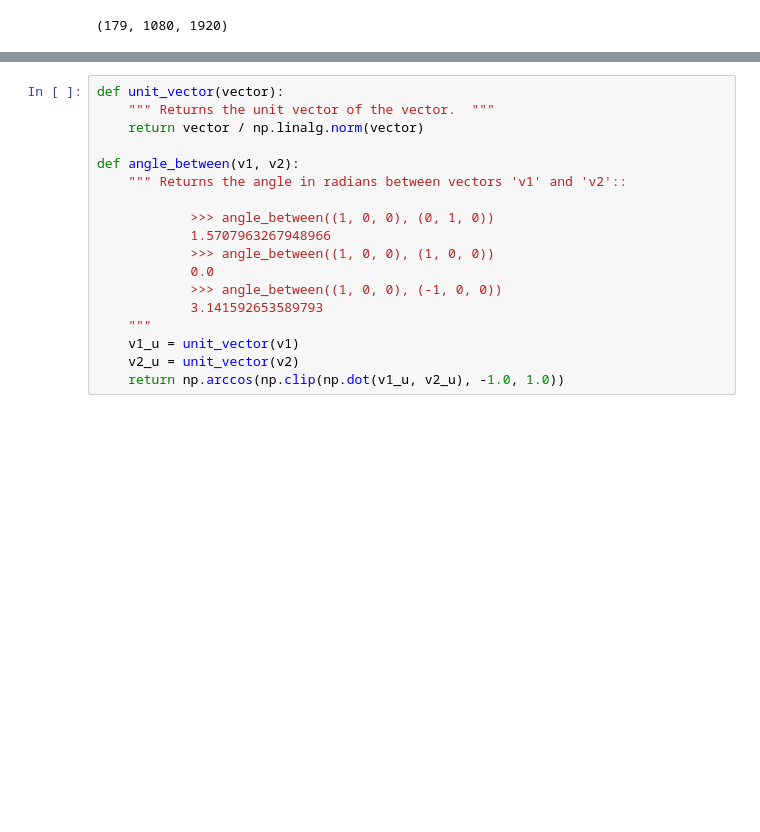
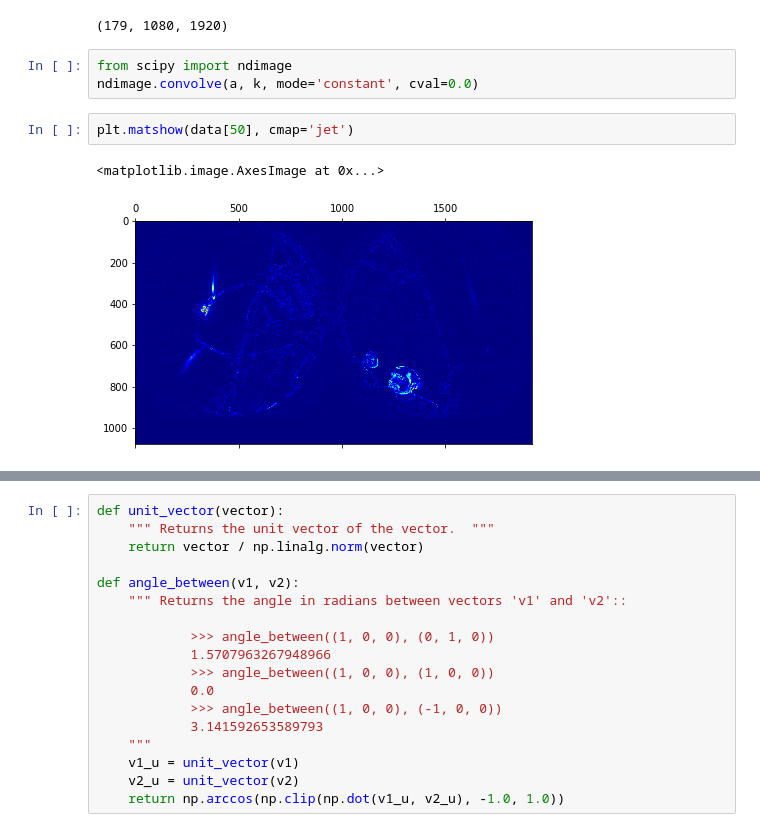
Before and after one commit to nuru-nu/moyo, a Jupyter notebook: notebooks/pixel_mapping.ipynb, the cells around one changed output, grey strips where cells are left out. Cells and saved outputs as stored; diff of their text form; blank space fills up the shorter version.

```diff
--- a/notebooks/pixel_mapping.ipynb
+++ b/notebooks/pixel_mapping.ipynb
@@ -43,3 +43,11 @@ data.shape
 178 0.0 243.0
 179 0.0 241.0
 (179, 1080, 1920)
+# %%
+from scipy import ndimage
+ndimage.convolve(a, k, mode='constant', cval=0.0)
+# %%
+plt.matshow(data[50], cmap='jet')
+# %% [output]
+<matplotlib.image.AxesImage at 0x...>
+[figure, added]
```
Also changed, not shown: parts of 12 cells of this notebook.
